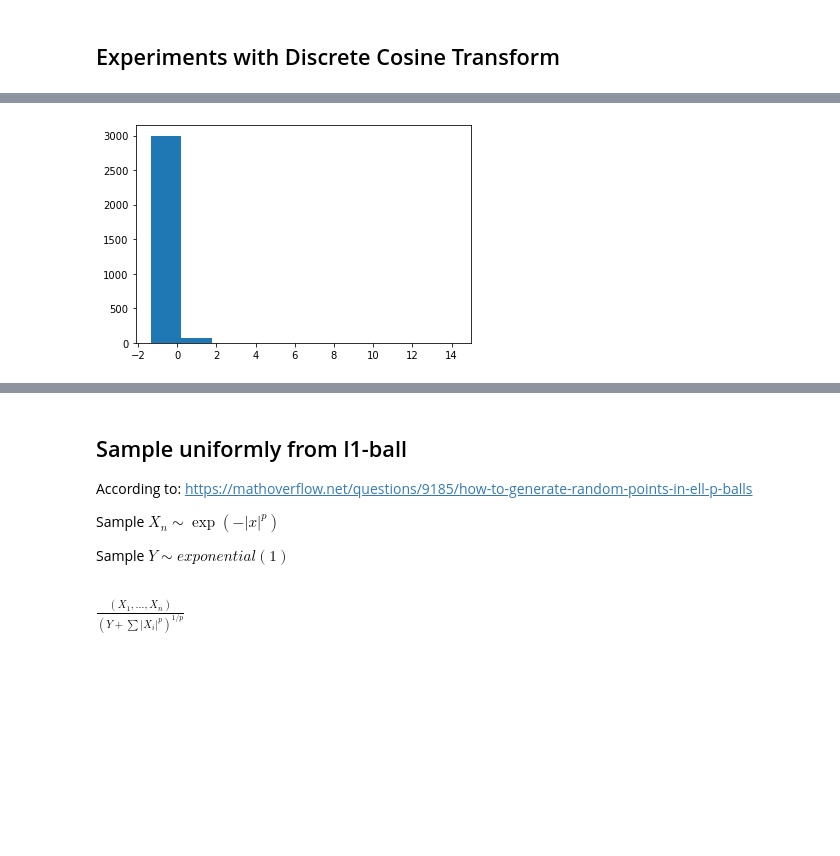
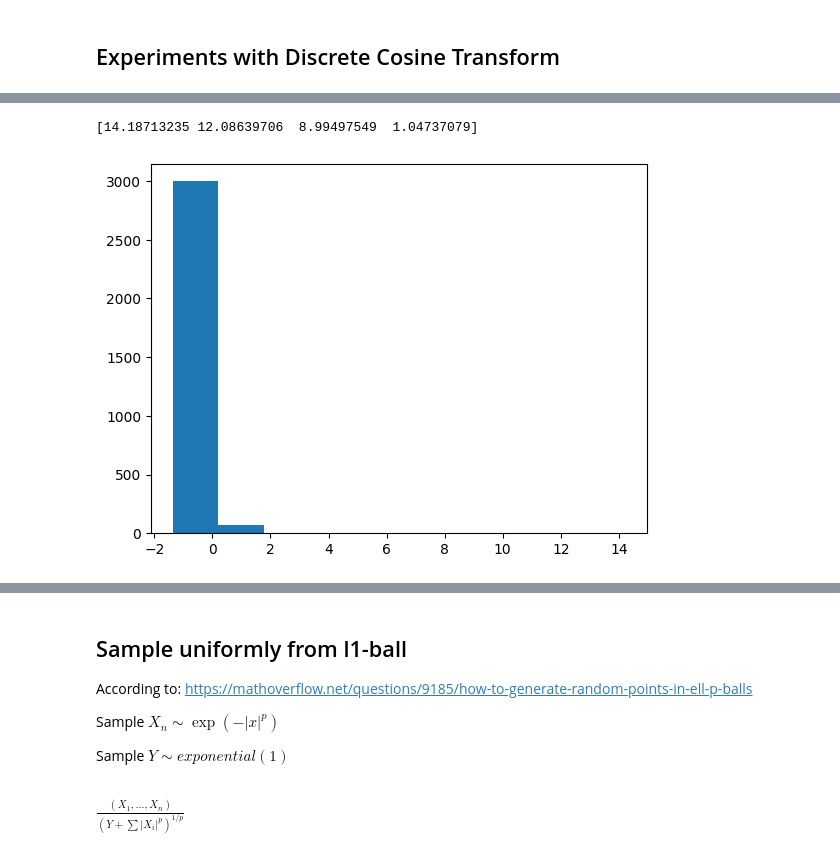
Before and after one commit to f-krause/uio-ADL-project-3, a Jupyter notebook: experiments.ipynb, the cells around one changed output, grey strips where cells are left out. Saved outputs shown, nothing was run; the diff lists cells and outputs as text; code cells hidden in the pictures; blank space fills up the shorter version.

```diff
--- a/experiments.ipynb
+++ b/experiments.ipynb
@@ -82,6 +83,13 @@ plt.hist(img.flatten())
+# %%
+print(dct_image[dct_image > 1])
+# %% [output]
+[14.18713235 12.08639706  8.99497549  1.04737079]
 # %%
+channel = 0
+channel_sample = dct_image[:,:,channel]
+
 plt.hist(dct_image.flatten())
 plt.show()
 # %% [output]
-[figure, old version]
+[figure, new version]
 # %%
```
Also changed, not shown: parts of 23 cells of this notebook.
